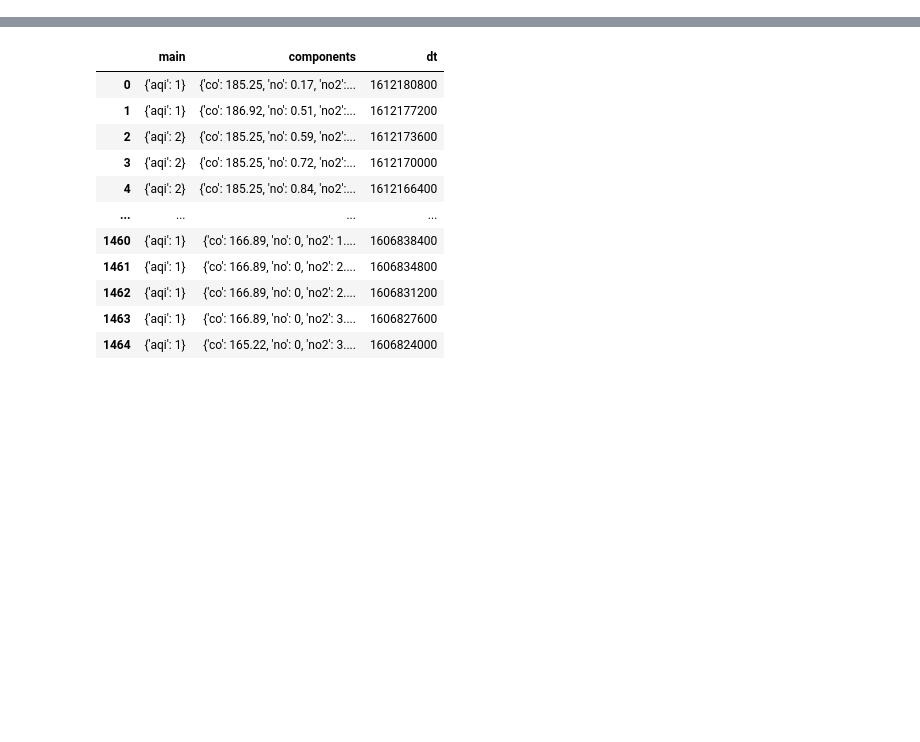
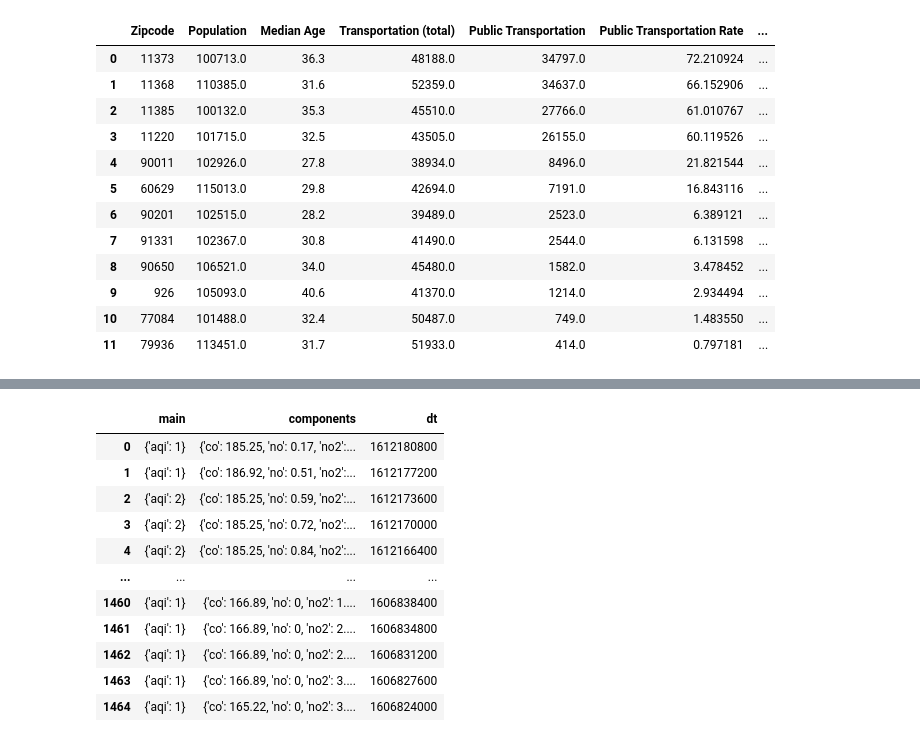
Before and after one commit to khartmann5/Project_01, a Jupyter notebook: api-capture.ipynb, the cells around one changed output, grey strips where cells are left out. Saved outputs shown, nothing was run; the diff lists cells and outputs as text; code cells hidden in the pictures; blank space fills up the shorter version.

```diff
--- a/api-capture.ipynb
+++ b/api-capture.ipynb
@@ -12,5 +12,19 @@ from matplotlib import pyplot as plt
 from config import weather_key
 # %%
 # Import cities to check pollution values
-#cities_to_check = pd.read_csv("Resources/100-200k_population_top_public_trans.csv")
-#cities_to_check
+cities_to_check = pd.read_csv("Resources/100-200k_population_top_public_trans.csv")
+cities_to_check
+# %% [output]
+|  | Zipcode | Population | Median Age | Transportation (total) | Public Transportation | Public Transportation Rate | ... |
+| 0 | 11373 | 100713.0 | 36.3 | 48188.0 | 34797.0 | 72.210924 | ... |
+| 1 | 11368 | 110385.0 | 31.6 | 52359.0 | 34637.0 | 66.152906 | ... |
+| 2 | 11385 | 100132.0 | 35.3 | 45510.0 | 27766.0 | 61.010767 | ... |
+| 3 | 11220 | 101715.0 | 32.5 | 43505.0 | 26155.0 | 60.119526 | ... |
+| 4 | 90011 | 102926.0 | 27.8 | 38934.0 | 8496.0 | 21.821544 | ... |
+| 5 | 60629 | 115013.0 | 29.8 | 42694.0 | 7191.0 | 16.843116 | ... |
+| 6 | 90201 | 102515.0 | 28.2 | 39489.0 | 2523.0 | 6.389121 | ... |
+| 7 | 91331 | 102367.0 | 30.8 | 41490.0 | 2544.0 | 6.131598 | ... |
+| 8 | 90650 | 106521.0 | 34.0 | 45480.0 | 1582.0 | 3.478452 | ... |
+| 9 | 926 | 105093.0 | 40.6 | 41370.0 | 1214.0 | 2.934494 | ... |
+| 10 | 77084 | 101488.0 | 32.4 | 50487.0 | 749.0 | 1.483550 | ... |
+| 11 | 79936 | 113451.0 | 31.7 | 51933.0 | 414.0 | 0.797181 | ... |
```
Also changed, not shown: parts of 4 cells of this notebook, 1 other file.
